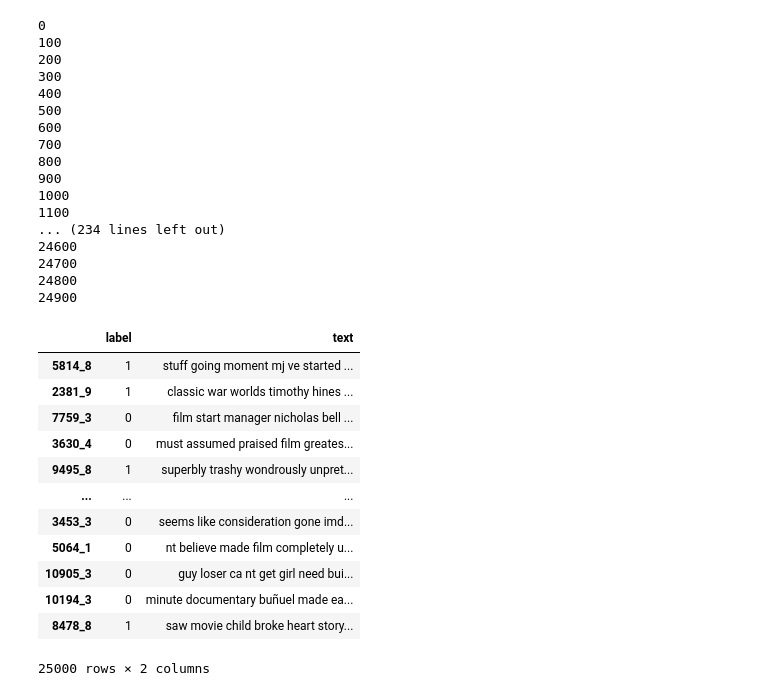
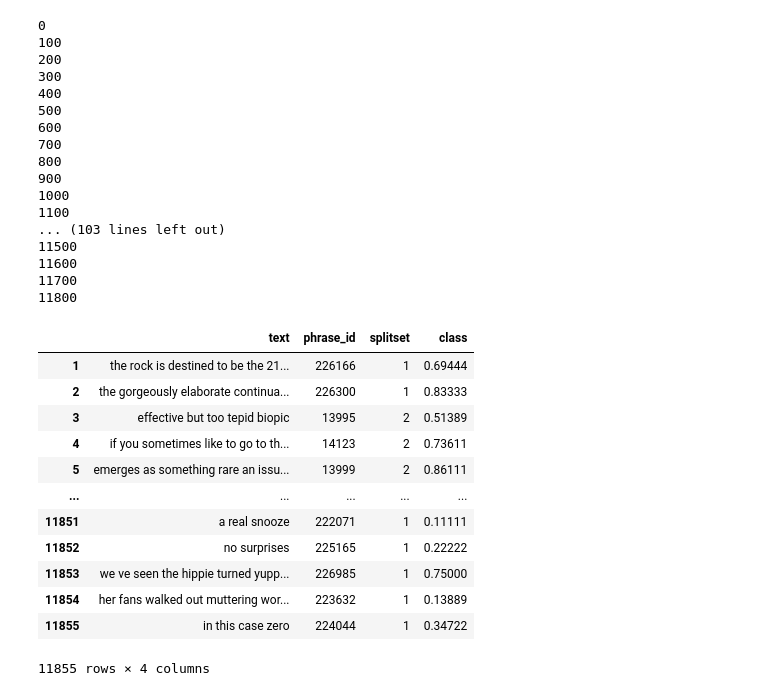
Before and after one commit to AzevedoArthur/nlp-final, a Jupyter notebook: preprocessing2.ipynb, the cells around one changed output. Saved outputs shown, nothing was run; the diff lists cells and outputs as text; code cells hidden in the pictures.

```diff
--- a/preprocessing.ipynb
+++ b/preprocessing2.ipynb
@@ -28,7 +31,7 @@ def remove_nonalpha(tokenlist:list[str]) -> list[str] :
     for tkn in tokenlist :
         newtkn = ""
         for char in tkn :
-            if char.isalpha() :
+            if char.isalnum() :
                 newtkn += char
         if newtkn != "" : newtokenlist.append(newtkn)
     return newtokenlist
@@ -37,12 +40,12 @@ def preprocess(text:str) -> str :
     text = text.lower()
     text = text.replace("-", " ")
     tokenlist = nltk.word_tokenize(text)
-    tokenlist = remove_stopwords(tokenlist)
-    lemmatizer = nltk.WordNetLemmatizer()
-    lemmalist = [lemmatizer.lemmatize(token) for token in tokenlist]
-    lemmalist = remove_nonalpha(lemmalist)
+    # tokenlist = remove_stopwords(tokenlist)
+    # lemmatizer = nltk.WordNetLemmatizer()
+    # lemmalist = [lemmatizer.lemmatize(token) for token in tokenlist]
+    tokenlist = remove_nonalpha(tokenlist)
     text = ""
-    for tkn in lemmalist :
+    for tkn in tokenlist :
         text += tkn + " "
     text = text[ : -1]
     if text == "" : return " " # Treat NaN
@@ -79,56 +82,56 @@ dataset_processed
 # %%
 # Stanford Sentiment Treebank 2 e IMDB Movie Reviews
 # Args
-dataset_folder = "../resources/datasets/IMDBMovieReviews"
-dataset_name = "IMDB_MR"
-# dataset_folder = "../resources/datasets/StanfordSentimentTreebank"
-# dataset_name = "SST2"
+# dataset_folder = "../resources/datasets/IMDBMovieReviews"
+# dataset_name = "IMDB_MR"
+dataset_folder = "../resources/datasets/StanfordSentimentTreebank"
+dataset_name = "SST2"
 # Exec
 dataset = pd.read_csv(f"{dataset_folder}/{dataset_name}.csv", index_col=0)
 
 processed_text = []
 index = []
 for i, (_, row) in enumerate(dataset.iterrows()) :
     if i % 100 == 0 :
         print(i)
     processed = preprocess(row["text"])
     if processed == "" : processed = " "
     processed_text.append(processed)
     index.append(row.name)
 processed_text_column = pd.Series(processed_text, index, name="text")
 
 dataset_processed = dataset.copy()
 dataset_processed["text"] = processed_text_column
-dataset_processed.to_csv(f"{dataset_folder}/{dataset_name}Processed.csv")
+dataset_processed.to_csv(f"{dataset_folder}/{dataset_name}Processed2.csv")
 dataset_processed
 # %% [output]
 0
 100
 200
 300
 400
 500
 600
 700
 800
 900
 1000
 1100
-... (234 lines left out)
-24600
-24700
-24800
-24900
+... (103 lines left out)
+11500
+11600
+11700
+11800
-|  | label | text |
-| 5814_8 | 1 | stuff going moment mj ve started ... |
-| 2381_9 | 1 | classic war worlds timothy hines ... |
-| 7759_3 | 0 | film start manager nicholas bell ... |
-| 3630_4 | 0 | must assumed praised film greates... |
-| 9495_8 | 1 | superbly trashy wondrously unpret... |
-| ... | ... | ... |
-| 3453_3 | 0 | seems like consideration gone imd... |
-| 5064_1 | 0 | nt believe made film completely u... |
-| 10905_3 | 0 | guy loser ca nt get girl need bui... |
-| 10194_3 | 0 | minute documentary buñuel made ea... |
-| 8478_8 | 1 | saw movie child broke heart story... |
+|  | text | phrase_id | splitset | class |
+| 1 | the rock is destined to be the 21... | 226166 | 1 | 0.69444 |
+| 2 | the gorgeously elaborate continua... | 226300 | 1 | 0.83333 |
+| 3 | effective but too tepid biopic | 13995 | 2 | 0.51389 |
+| 4 | if you sometimes like to go to th... | 14123 | 2 | 0.73611 |
+| 5 | emerges as something rare an issu... | 13999 | 2 | 0.86111 |
+| ... | ... | ... | ... | ... |
+| 11851 | a real snooze | 222071 | 1 | 0.11111 |
+| 11852 | no surprises | 225165 | 1 | 0.22222 |
+| 11853 | we ve seen the hippie turned yupp... | 226985 | 1 | 0.75000 |
+| 11854 | her fans walked out muttering wor... | 223632 | 1 | 0.13889 |
+| 11855 | in this case zero | 224044 | 1 | 0.34722 |
-25000 rows × 2 columns
+11855 rows × 4 columns
```
Also changed, not shown: parts of 1 cell of this notebook, 5 other files.
